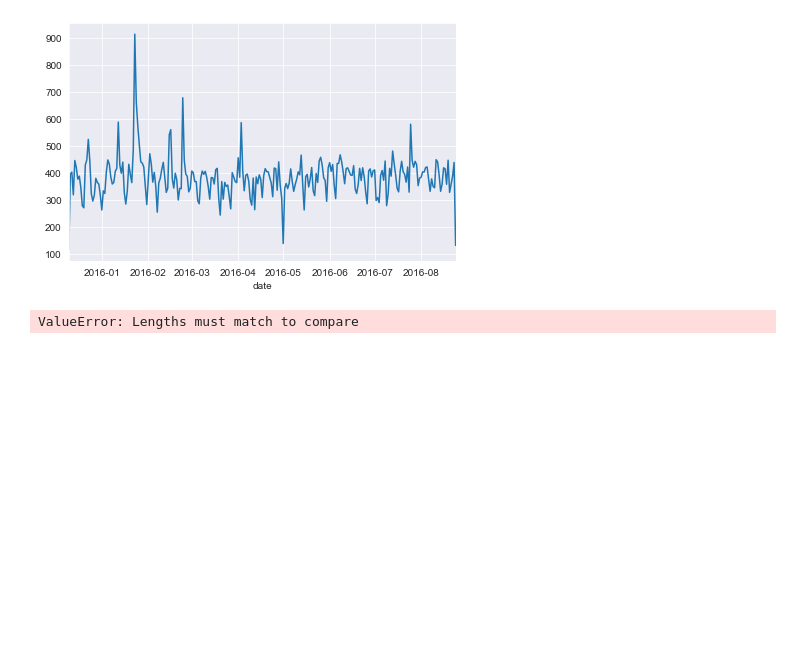
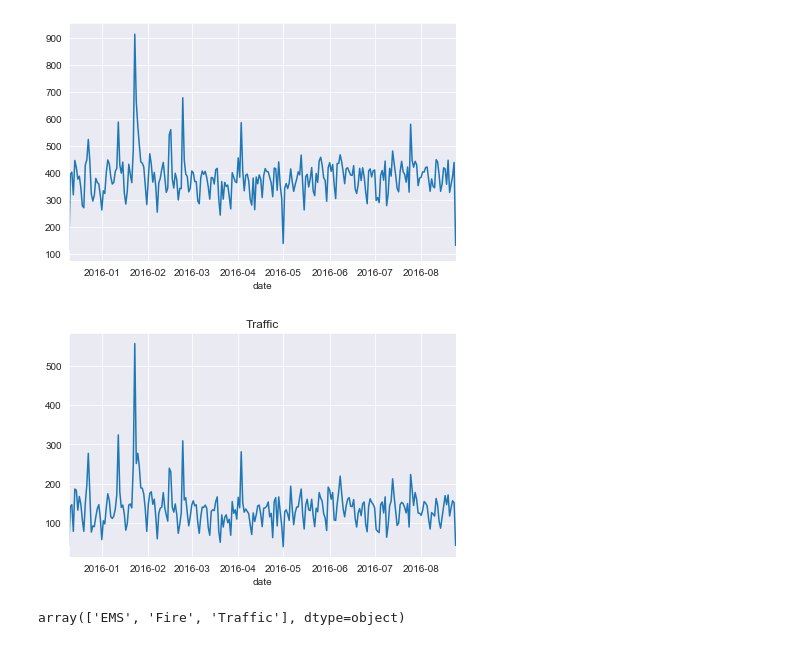
Before and after one commit to Sojiknight/PyDatSciStuds, a Jupyter notebook: Data_Capstone_Projects.ipynb, the cells around one changed output. Drawn from its saved outputs; the diff is of its cells as text; code cells hidden in the pictures; blank space fills up the shorter version.

```diff
--- a/Data_Capstone_Projects.ipynb
+++ b/Data_Capstone_Projects.ipynb
@@ -192,6 +192,13 @@ plt.tight_layout()
 # %% [output]
 [figure]
 # %%
-data[data['reason'] == ['Traffic']].groupby['date'].count()['twp'].plot()
+data[data['reason'] == 'Traffic'].groupby('date').count()['twp'].plot()
+
+plt.title('Traffic')
+plt.tight_layout()
 # %% [output]
-ValueError: Lengths must match to compare
+[figure, added]
+# %%
+data['reason'].unique()
+# %% [output]
+array(['EMS', 'Fire', 'Traffic'], dtype=object)
```
Also changed, not shown: parts of 13 cells of this notebook.
